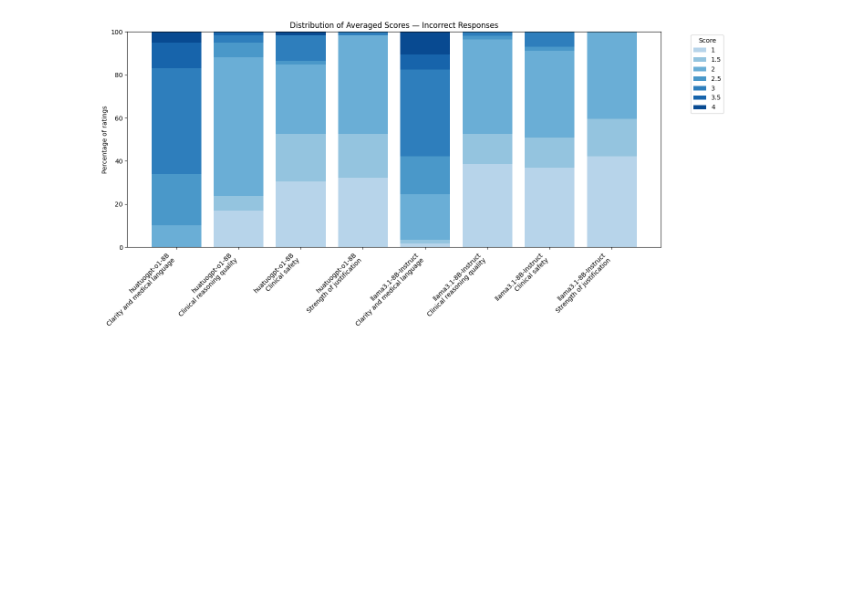
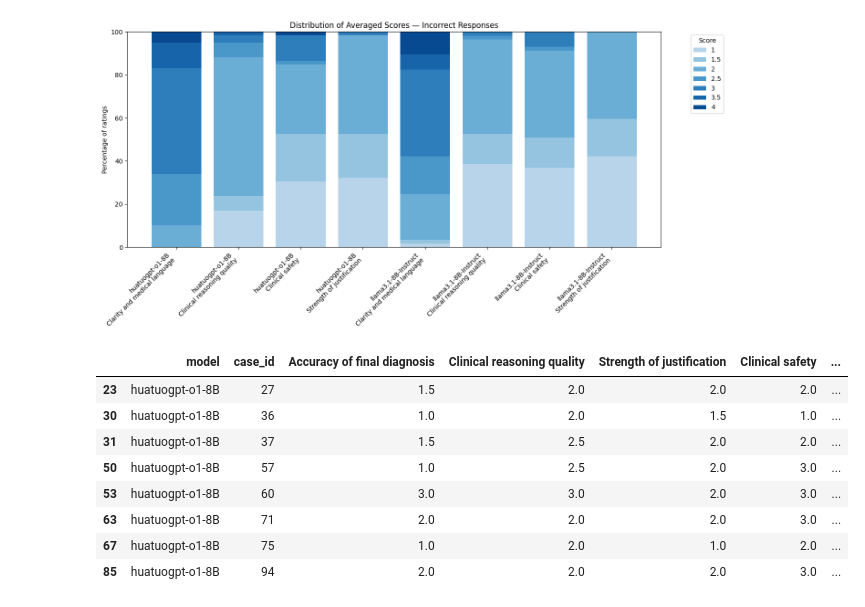
Before and after one commit to vanessadamario/SmallMedLLMs-PedEndo, a Jupyter notebook: notebooks/Open Evidence Evaluation.ipynb, the cells around one changed output. Cells and saved outputs as stored; diff of their text form; code cells hidden in the pictures; blank space fills up the shorter version.

```diff
--- a/notebooks/Open Evidence Evaluation.ipynb
+++ b/notebooks/Open Evidence Evaluation.ipynb
@@ -1030,3 +1030,15 @@ for correctness_group in ["Correct", "Incorrect"]:
 # %% [output]
 [figure]
 [figure]
+# %%
+analysis_df[(analysis_df['model'] == 'huatuogpt-o1-8B') & analysis_df['case_id'].isin([27, 36, 37, 57, 60, 71, 75, 94])]
+# %% [output]
+|  | model | case_id | Accuracy of final diagnosis | Clinical reasoning quality | Strength of justification | Clinical safety | ... |
+| 23 | huatuogpt-o1-8B | 27 | 1.5 | 2.0 | 2.0 | 2.0 | ... |
+| 30 | huatuogpt-o1-8B | 36 | 1.0 | 2.0 | 1.5 | 1.0 | ... |
+| 31 | huatuogpt-o1-8B | 37 | 1.5 | 2.5 | 2.0 | 2.0 | ... |
+| 50 | huatuogpt-o1-8B | 57 | 1.0 | 2.5 | 2.0 | 3.0 | ... |
+| 53 | huatuogpt-o1-8B | 60 | 3.0 | 3.0 | 2.0 | 3.0 | ... |
+| 63 | huatuogpt-o1-8B | 71 | 2.0 | 2.0 | 2.0 | 3.0 | ... |
+| 67 | huatuogpt-o1-8B | 75 | 1.0 | 2.0 | 1.0 | 2.0 | ... |
+| 85 | huatuogpt-o1-8B | 94 | 2.0 | 2.0 | 2.0 | 3.0 | ... |
```
